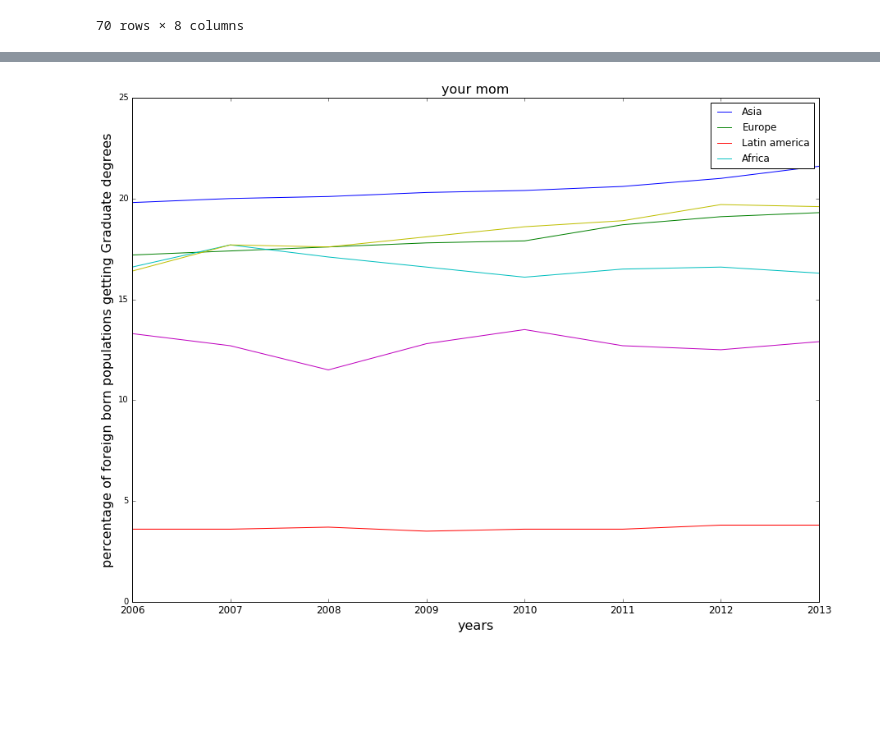
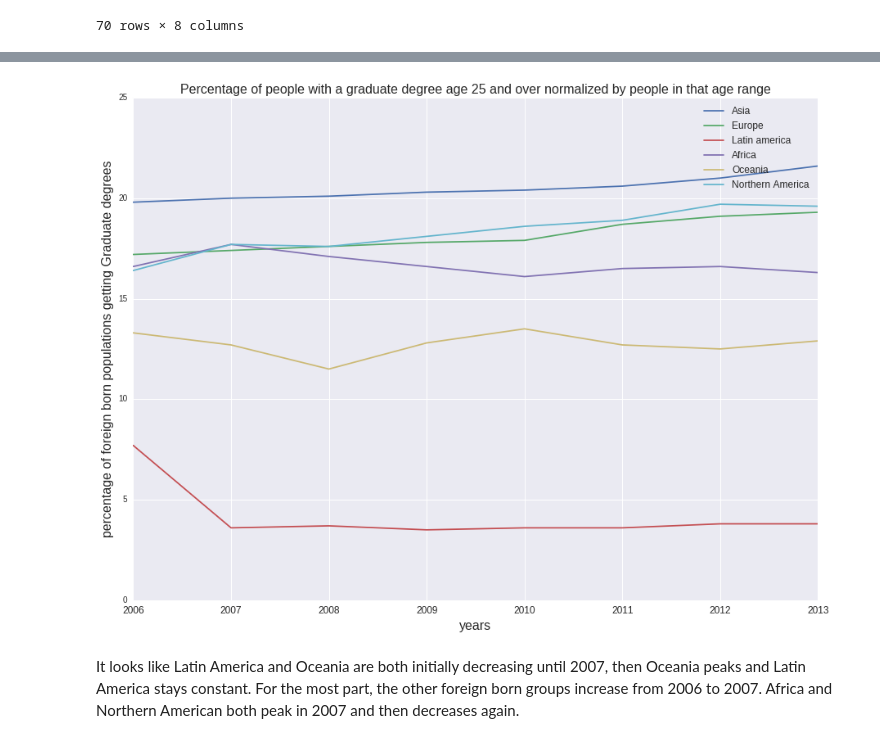
Before and after one commit to skchandra/DataScienceUSImmigration, a Jupyter notebook: Education_Over_Time.ipynb, the cells around one changed output, grey strips where cells are left out. Drawn from its saved outputs; the diff is of its cells as text; code cells hidden in the pictures; blank space fills up the shorter version.

```diff
--- a/Education_Over_Time.ipynb
+++ b/Education_Over_Time.ipynb
@@ -224,7 +647,7 @@ Europe_graduate = pandas.Series([df_2006[df_2006.Subject == "Graduate or profess
                     df_2011[df_2011.Subject == "Graduate or professional degree"].Europe.iloc[0],
                     df_2012[df_2012.Subject == "Graduate or professional degree"].Europe.iloc[0],
                       df_2013[df_2013.Subject == "Graduate or professional degree"].Europe.iloc[0]])
-Latin_America_graduate = pandas.Series([df_2006[df_2006.Subject == "Graduate or professional degree"]['Latin America'].iloc[0],
+Latin_America_graduate = pandas.Series([df_2006[df_2006.Subject == "Bachelor's degree"]['Latin America'].iloc[0],
                     df_2007[df_2007.Subject == "Graduate or professional degree"]['Latin America'].iloc[0],
                     df_2008[df_2008.Subject == "Graduate or professional degree"]['Latin America'].iloc[0],
                     df_2009[df_2009.Subject == "Graduate or professional degree"]['Latin America'].iloc[0],
@@ -258,8 +681,10 @@ Northern_America_graduate = pandas.Series([df_2006[df_2006.Subject == "Graduate
                       df_2013[df_2013.Subject == "Graduate or professional degree"]['Northern America'].iloc[0]])
 # %%
 line_plot([Asia_graduate, Europe_graduate, Latin_America_graduate, Africa_graduate, Oceania_graduate, Northern_America_graduate],
-          "your mom", "years", "percentage of foreign born populations getting Graduate degrees",
+          "Percentage of people with a graduate degree age 25 and over normalized by people in that age range", "years", "percentage of foreign born populations getting Graduate degrees",
          ['2006','2007','2008','2009','2010','2011','2012','2013','2014'],
-         ["Asia", "Europe", "Latin america", "Africa"])
+         ["Asia", "Europe", "Latin america", "Africa", "Oceania", "Northern America"])
 # %% [output]
-[figure, old version]
+[figure, new version]
+# %% [markdown]
+It looks like Latin America and Oceania are both initially decreasing until 2007, then Oceania peaks and Latin America stays constant. For the most part, the other foreign born groups increase from 2006 to 2007. Africa and Northern American both peak in 2007 and then decreases again.
```
Also changed, not shown: parts of 57 cells of this notebook, 10 other files.
